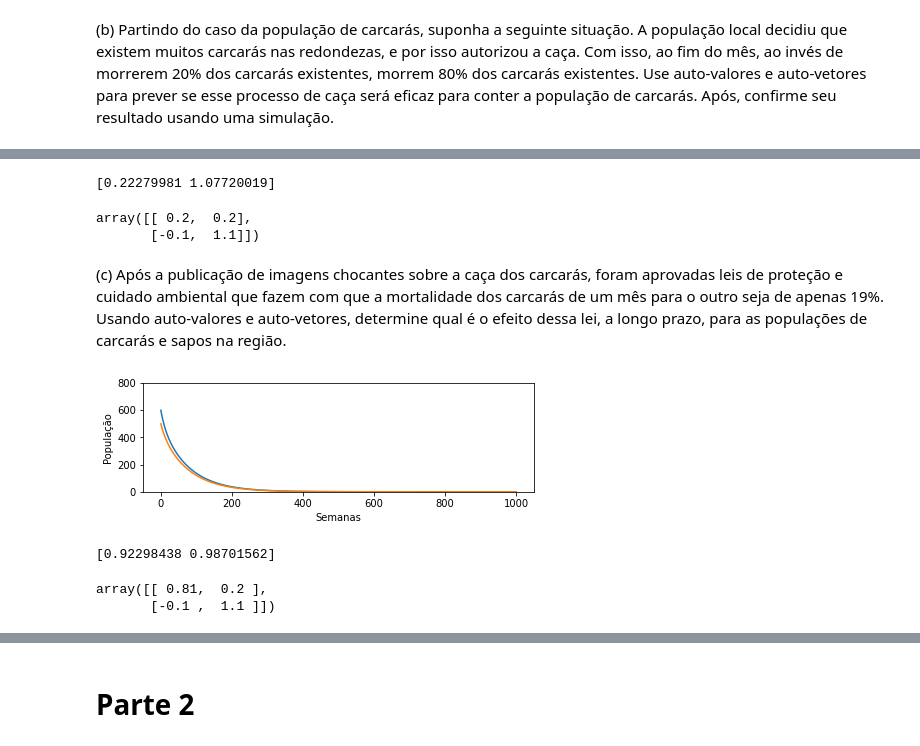
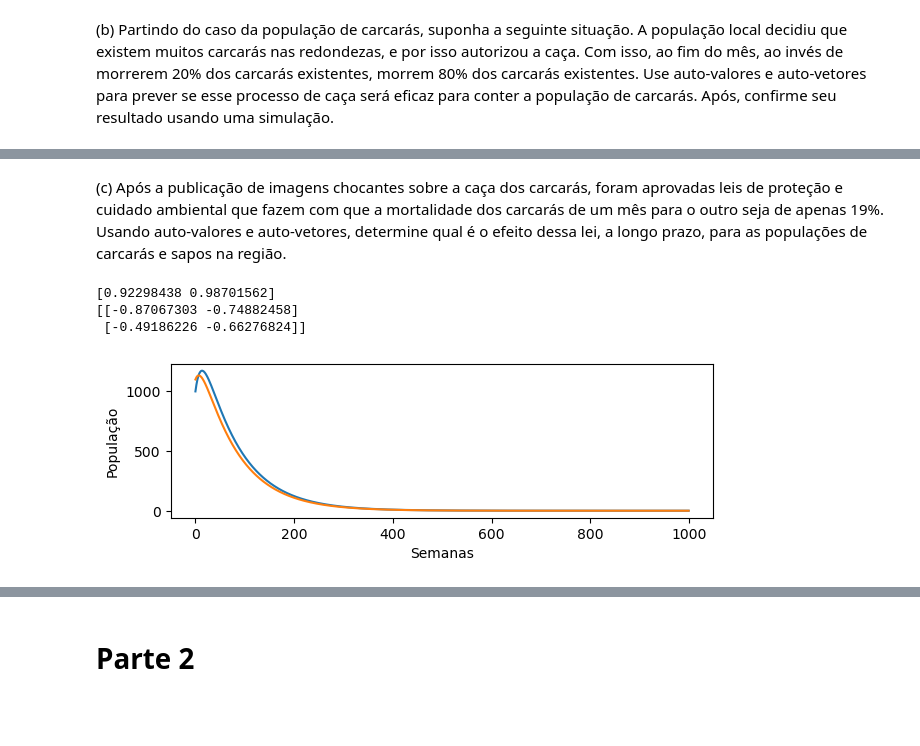
Before and after one commit to tiagoft/alglin-alunos, a Jupyter notebook: 05-autovetores_e_autovalores.ipynb, the cells around one changed output, grey strips where cells are left out. Cells and saved outputs as stored; diff of their text form; code cells hidden in the pictures; blank space fills up the shorter version.

```diff
--- a/05-autovetores_e_autovalores.ipynb
+++ b/05-autovetores_e_autovalores.ipynb
@@ -287,0 +335,17 @@ array([[ 0.7, -0.5],
+# %%
+
+populacao_carcaras = []
+populacao_sapos = []
+for _ in range(100):
+    populacao_carcaras.append(x[0,0])
+    populacao_sapos.append(x[1,0])
+    x = A_din @ x
+
+plt.figure(figsize=(7,2))
+plt.plot(populacao_carcaras, label='Carcarás')
+plt.plot(populacao_sapos, label='Sapos (* 1000)')
+#plt.ylim([0,800])
+plt.ylabel('População')
+plt.xlabel('Semanas')
+
+plt.show()
@@ -437,7 +471,12 @@ array([0.9, 1. ])
 (b) Partindo do caso da população de carcarás, suponha a seguinte situação. A população local decidiu que existem muitos carcarás nas redondezas, e por isso autorizou a caça. Com isso, ao fim do mês, ao invés de morrerem 20% dos carcarás existentes, morrem 80% dos carcarás existentes. Use auto-valores e auto-vetores para prever se esse processo de caça será eficaz para conter a população de carcarás. Após, confirme seu resultado usando uma simulação.
 # %%
 A = np.array([[0.2, 0.2], [-0.1,  1.1]]) # Depois da caça, a nova matriz A ficou assim!!!
-x = np.array([[600], [500]])
+
+w, v = np.linalg.eig(A)
+print(w)
+print(v)
+x = np.array([[1000, 1100]]).T
+
 populacao_carcaras = []
 populacao_sapos = []
 for _ in range(100):
@@ -448,8 +487,9 @@ for _ in range(100):
 plt.figure(figsize=(7,2))
 plt.plot(populacao_carcaras, label='Carcarás')
 plt.plot(populacao_sapos, label='Sapos (* 1000)')
-plt.ylim([0,800])
+#plt.ylim([0,800])
 plt.ylabel('População')
 plt.xlabel('Semanas')
+
 plt.show()
 # %% [output]
@@ -457,47 +500,32 @@ plt.show()
-# %%
-w,v = np.linalg.eig(A)
-print(w)
-# w, v
-V = np.array([[w[0],0],[0,w[1]]])
-P = v
-
-vn = P@V@np.linalg.inv(P)
-vn
-# %% [output]
-[0.22279981 1.07720019]
-array([[ 0.2,  0.2],
-       [-0.1,  1.1]])
 # %% [markdown]
 (c) Após a publicação de imagens chocantes sobre a caça dos carcarás, foram aprovadas leis de proteção e cuidado ambiental que fazem com que a mortalidade dos carcarás de um mês para o outro seja de apenas 19%. Usando auto-valores e auto-vetores, determine qual é o efeito dessa lei, a longo prazo, para as populações de carcarás e sapos na região.
 # %%
 A = np.array([[0.81, 0.2], [-0.1,  1.1]]) # Depois da nova legislação, a nova matriz A ficou assim!!!
-x = np.array([[600], [500]])
+
+
+w, v = np.linalg.eig(A)
+print(w)
+print(v)
+
+x = np.array([[1000, 1100]]).T
+
 populacao_carcaras = []
 populacao_sapos = []
 for _ in range(1000):
     populacao_carcaras.append(x[0,0])
     populacao_sapos.append(x[1,0])
     x = A @ x
 
 plt.figure(figsize=(7,2))
 plt.plot(populacao_carcaras, label='Carcarás')
 plt.plot(populacao_sapos, label='Sapos (* 1000)')
-plt.ylim([0,800])
+#plt.ylim([0,800])
 plt.ylabel('População')
 plt.xlabel('Semanas')
+
 plt.show()
 # %% [output]
+[0.92298438 0.98701562]
+[[-0.87067303 -0.74882458]
+ [-0.49186226 -0.66276824]]
-[figure, old version]
+[figure, new version]
-# %%
-w,v = np.linalg.eig(A)
-print(w)
-# w, v
-V = np.array([[w[0],0],[0,w[1]]])
-P = v
-
-vn = P@V@np.linalg.inv(P)
-vn
-# %% [output]
-[0.92298438 0.98701562]
-array([[ 0.81,  0.2 ],
-       [-0.1 ,  1.1 ]])
```
Also changed, not shown: parts of 39 cells of this notebook, 6 other files.
